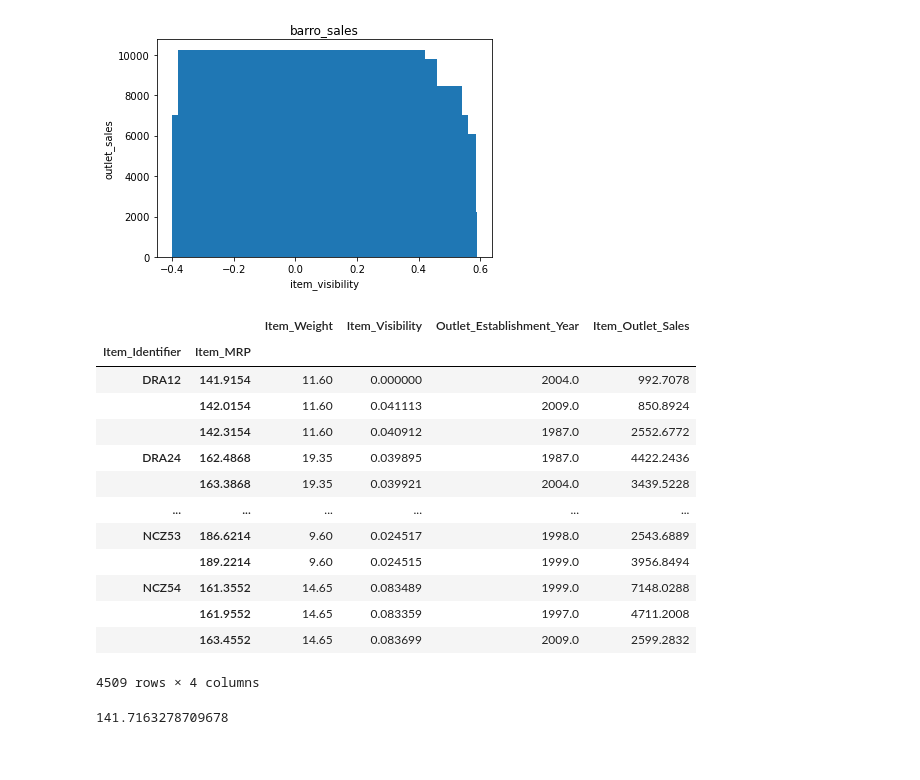
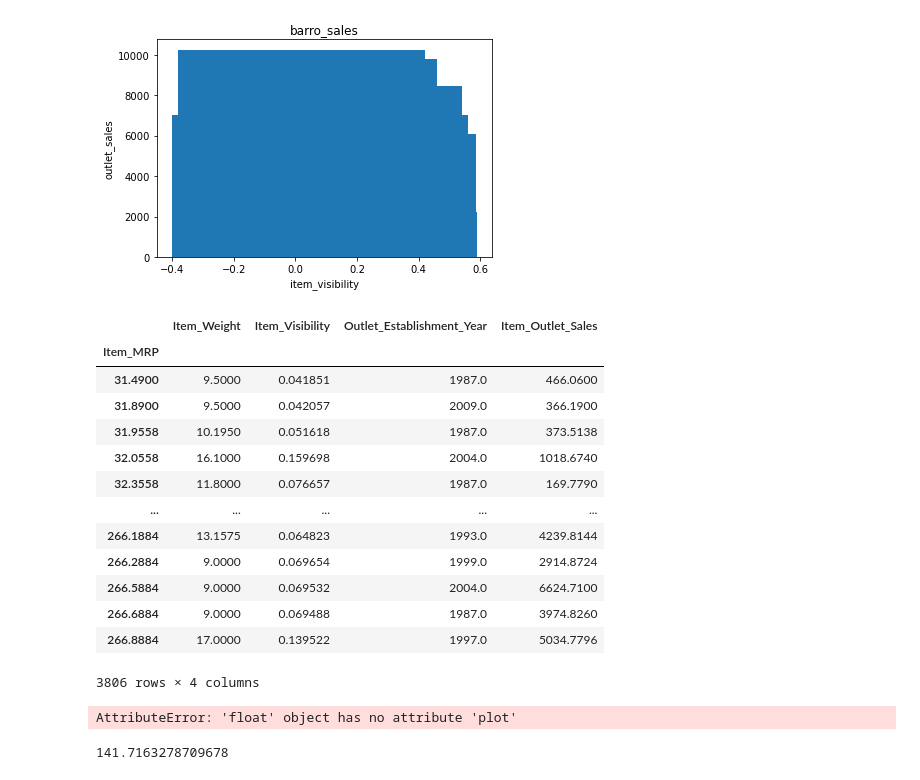
Before and after one commit to Hamzatremilekun/project-assignment, a Jupyter notebook: my tech project 2.ipynb, the cells around one changed output. Cells and saved outputs as stored; diff of their text form; code cells hidden in the pictures.

```diff
--- a/my tech project 2.ipynb
+++ b/my tech project 2.ipynb
@@ -260,19 +260,19 @@ plt.show()
 # %% [output]
 [figure]
 # %%
-df.groupby(['Item_Identifier','Item_MRP']).mean()
+df.groupby(['Item_MRP']).mean()
 # %% [output]
-|  |  | Item_Weight | Item_Visibility | Outlet_Establishment_Year | Item_Outlet_Sales |
-| Item_Identifier | Item_MRP |  |  |  |  |
-| DRA12 | 141.9154 | 11.60 | 0.000000 | 2004.0 | 992.7078 |
-|  | 142.0154 | 11.60 | 0.041113 | 2009.0 | 850.8924 |
-|  | 142.3154 | 11.60 | 0.040912 | 1987.0 | 2552.6772 |
-| DRA24 | 162.4868 | 19.35 | 0.039895 | 1987.0 | 4422.2436 |
-|  | 163.3868 | 19.35 | 0.039921 | 2004.0 | 3439.5228 |
-| ... | ... | ... | ... | ... | ... |
-| NCZ53 | 186.6214 | 9.60 | 0.024517 | 1998.0 | 2543.6889 |
-|  | 189.2214 | 9.60 | 0.024515 | 1999.0 | 3956.8494 |
-| NCZ54 | 161.3552 | 14.65 | 0.083489 | 1999.0 | 7148.0288 |
-|  | 161.9552 | 14.65 | 0.083359 | 1997.0 | 4711.2008 |
-|  | 163.4552 | 14.65 | 0.083699 | 2009.0 | 2599.2832 |
+|  | Item_Weight | Item_Visibility | Outlet_Establishment_Year | Item_Outlet_Sales |
+| Item_MRP |  |  |  |  |
+| 31.4900 | 9.5000 | 0.041851 | 1987.0 | 466.0600 |
+| 31.8900 | 9.5000 | 0.042057 | 2009.0 | 366.1900 |
+| 31.9558 | 10.1950 | 0.051618 | 1987.0 | 373.5138 |
+| 32.0558 | 16.1000 | 0.159698 | 2004.0 | 1018.6740 |
+| 32.3558 | 11.8000 | 0.076657 | 1987.0 | 169.7790 |
+| ... | ... | ... | ... | ... |
+| 266.1884 | 13.1575 | 0.064823 | 1993.0 | 4239.8144 |
+| 266.2884 | 9.0000 | 0.069654 | 1999.0 | 2914.8724 |
+| 266.5884 | 9.0000 | 0.069532 | 2004.0 | 6624.7100 |
+| 266.6884 | 9.0000 | 0.069488 | 1987.0 | 3974.8260 |
+| 266.8884 | 17.0000 | 0.139522 | 1997.0 | 5034.7796 |
-4509 rows × 4 columns
+3806 rows × 4 columns
@@ -279,3 +281,7 @@ df.groupby(['Item_Identifier','Item_MRP']).mean()
+# %%
+df.Item_MRP.value_counts().mean().plot(kind = 'bar')
+# %% [output]
+AttributeError: 'float' object has no attribute 'plot'
 # %%
 dfm  = df['Item_MRP']
 # %%
```
Also changed, not shown: parts of 1 cell of this notebook.
